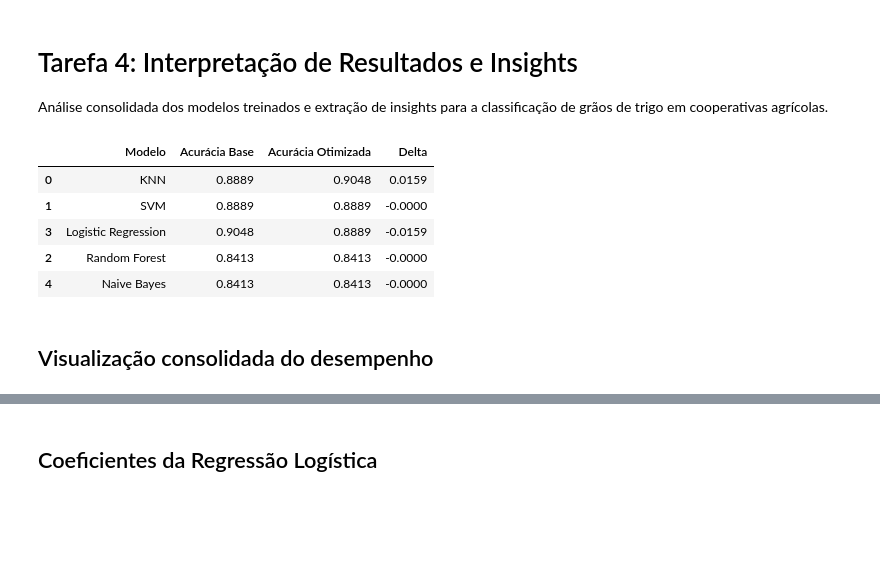
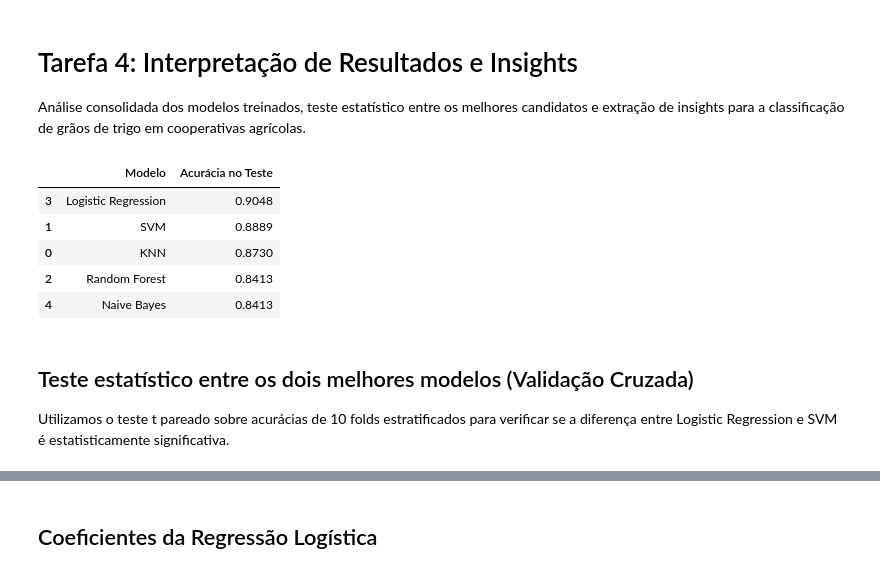
Before and after one commit to zjpza/fase4-cap3, a Jupyter notebook: src/notebooks/04_interpretacao.ipynb, the cells around one changed output, grey strips where cells are left out. Saved outputs shown, nothing was run; the diff lists cells and outputs as text; code cells hidden in the pictures; blank space fills up the shorter version.

```diff
--- a/src/notebooks/04_interpretacao.ipynb
+++ b/src/notebooks/04_interpretacao.ipynb
@@ -1,7 +1,7 @@
 # %% [markdown]
 # Tarefa 4: Interpretação de Resultados e Insights
 
-Análise consolidada dos modelos treinados e extração de insights para a classificação de grãos de trigo em cooperativas agrícolas.
+Análise consolidada dos modelos treinados, teste estatístico entre os melhores candidatos e extração de insights para a classificação de grãos de trigo em cooperativas agrícolas.
 # %%
 import pandas as pd
 import numpy as np
@@ -9,58 +9,50 @@ import matplotlib.pyplot as plt
 import seaborn as sns
 import joblib
 from pathlib import Path
+from scipy import stats
 
-from sklearn.metrics import accuracy_score, classification_report
+from sklearn.metrics import accuracy_score, classification_report, confusion_matrix
+from sklearn.model_selection import StratifiedKFold, cross_val_score
 
 sns.set_theme(style='whitegrid')
 plt.rcParams['figure.figsize'] = (10, 6)
 
 BASE_DIR = Path('..')
 DATA_DIR = BASE_DIR / 'data' / 'processed'
 MODELS_DIR = BASE_DIR / 'models'
 
 train = pd.read_csv(DATA_DIR / 'seeds_train.csv')
 test = pd.read_csv(DATA_DIR / 'seeds_test.csv')
 features = [c for c in train.columns if c != 'variety']
 X_train, y_train = train[features], train['variety']
 X_test, y_test = test[features], test['variety']
 
 models = {
     'KNN': joblib.load(MODELS_DIR / 'knn_optimized.pkl'),
     'SVM': joblib.load(MODELS_DIR / 'svm_optimized.pkl'),
     'Random Forest': joblib.load(MODELS_DIR / 'random_forest_optimized.pkl'),
     'Logistic Regression': joblib.load(MODELS_DIR / 'logistic_regression_optimized.pkl'),
     'Naive Bayes': joblib.load(MODELS_DIR / 'naive_bayes_base.pkl')
 }
 
-base_scores = {
-    'KNN': 0.8889,
-    'SVM': 0.8889,
-    'Random Forest': 0.8413,
-    'Logistic Regression': 0.9048,
-    'Naive Bayes': 0.8413
-}
-
-optimized_scores = {}
+test_scores = {}
 for name, model in models.items():
-    y_pred = model.predict(X_test)
-    optimized_scores[name] = accuracy_score(y_test, y_pred)
+    test_scores[name] = accuracy_score(y_test, model.predict(X_test))
 
 final_df = pd.DataFrame({
     'Modelo': list(models.keys()),
-    'Acurácia Base': [base_scores[m] for m in models.keys()],
-    'Acurácia Otimizada': [optimized_scores[m] for m in models.keys()]
-})
-final_df['Delta'] = final_df['Acurácia Otimizada'] - final_df['Acurácia Base']
-final_df = final_df.sort_values('Acurácia Otimizada', ascending=False)
+    'Acurácia no Teste': [test_scores[m] for m in models.keys()]
+}).sort_values('Acurácia no Teste', ascending=False)
 final_df.round(4)
 # %% [output]
-|  | Modelo | Acurácia Base | Acurácia Otimizada | Delta |
-| 0 | KNN | 0.8889 | 0.9048 | 0.0159 |
-| 1 | SVM | 0.8889 | 0.8889 | -0.0000 |
-| 3 | Logistic Regression | 0.9048 | 0.8889 | -0.0159 |
-| 2 | Random Forest | 0.8413 | 0.8413 | -0.0000 |
-| 4 | Naive Bayes | 0.8413 | 0.8413 | -0.0000 |
+|  | Modelo | Acurácia no Teste |
+| 3 | Logistic Regression | 0.9048 |
+| 1 | SVM | 0.8889 |
+| 0 | KNN | 0.8730 |
+| 2 | Random Forest | 0.8413 |
+| 4 | Naive Bayes | 0.8413 |
 # %% [markdown]
-## Visualização consolidada do desempenho
+## Teste estatístico entre os dois melhores modelos (Validação Cruzada)
+
+Utilizamos o teste t pareado sobre acurácias de 10 folds estratificados para verificar se a diferença entre Logistic Regression e SVM é estatisticamente significativa.
 # %%
```
Also changed, not shown: parts of 7 cells of this notebook, 6 other files.
